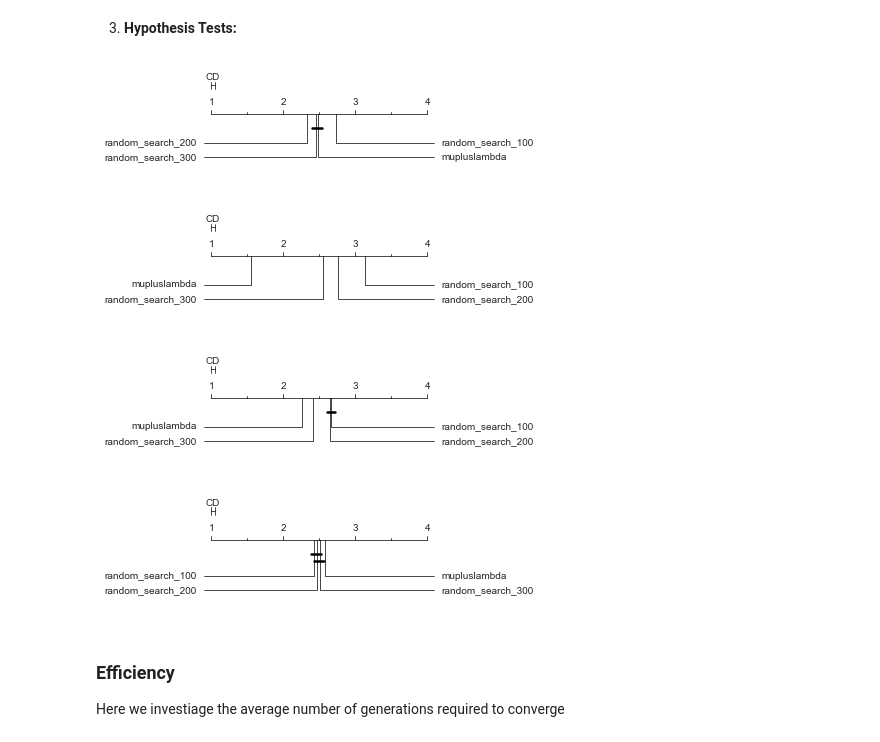
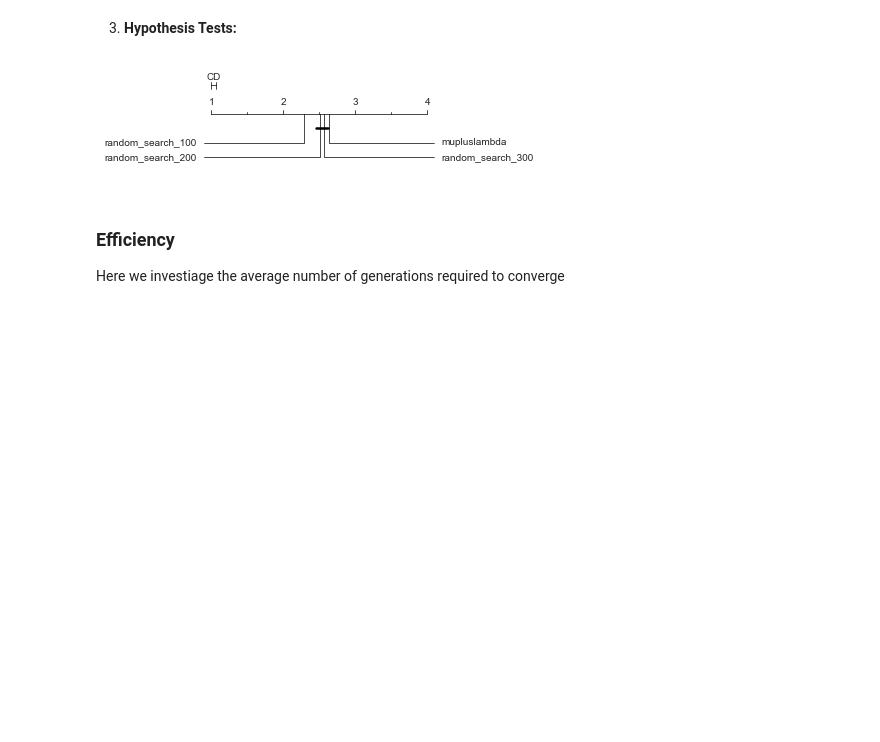
Before and after one commit to PGijsbers/symbolicdefaults, a Jupyter notebook: LogParsing-V3.ipynb, the cells around one changed output. Saved outputs shown, nothing was run; the diff lists cells and outputs as text; code cells hidden in the pictures; blank space fills up the shorter version.

```diff
--- a/LogParsing-V3.ipynb
+++ b/LogParsing-V3.ipynb
@@ -146,17 +158,17 @@ def read_trace_logs(problem:str, search: str):
 # %%
 # Collect logs for all problems
-problems = ['svm', 'glmnet', 'rf', 'rpart']
+problems = ['svm']#, 'glmnet', 'rf', 'rpart', 'knn']
 search_strategies = ["mupluslambda", "random_search", "True"]
 log = {}
 for problem in problems:
-    log[problem] = Runlog(problem, search_strategies)
+    log[problem] = Runlog(problem, search_strategies, logdir="runs/results2")
 # %%
 # Get final expression acording to some pick strategy data.
 # Columns 'in' and 'out' refer to in- and out-of-sample performance
 df = pd.DataFrame([])
 
 for k in log.keys():
-    pdf = log[k].pick_final_expression("relative")
+    pdf = log[k].pick_final_expression("best")
     pdf['problem'] = k
     df = df.append(pdf)
 df[['task', 'length', 'problem', 'search', 'expression', 'in', 'out']].head()
@@ -210,19 +215,16 @@ plt.show()
 # %%
 aggdf["out_rank"] = aggdf.groupby(["task", "problem"]).out.rank(ascending=False)
 aggdf2 = aggdf.groupby(["problem", "search"])["out_rank"].mean().reset_index()
 
 for problem in aggdf.problem.unique():
     data = aggdf2[aggdf2.problem == problem]
     names = data["search"].values
     avg_ranks = data["out_rank"].values
-    cd = Orange.evaluation.compute_CD(avg_ranks, len(df))
+    cd = Orange.evaluation.compute_CD(avg_ranks, len(aggdf[aggdf.problem == problem]))
     Orange.evaluation.graph_ranks(avg_ranks, names, cd=cd, width=6, textspace=1.5)
     plt.show()
 # %% [output]
-[figure, old version]
+[figure, new version]
-[figure, removed]
-[figure, removed]
-[figure, removed]
 # %% [markdown]
 ### Efficiency
 Here we investiage the average number of generations required to converge
```
Also changed, not shown: parts of 10 cells of this notebook, 1 other file.
